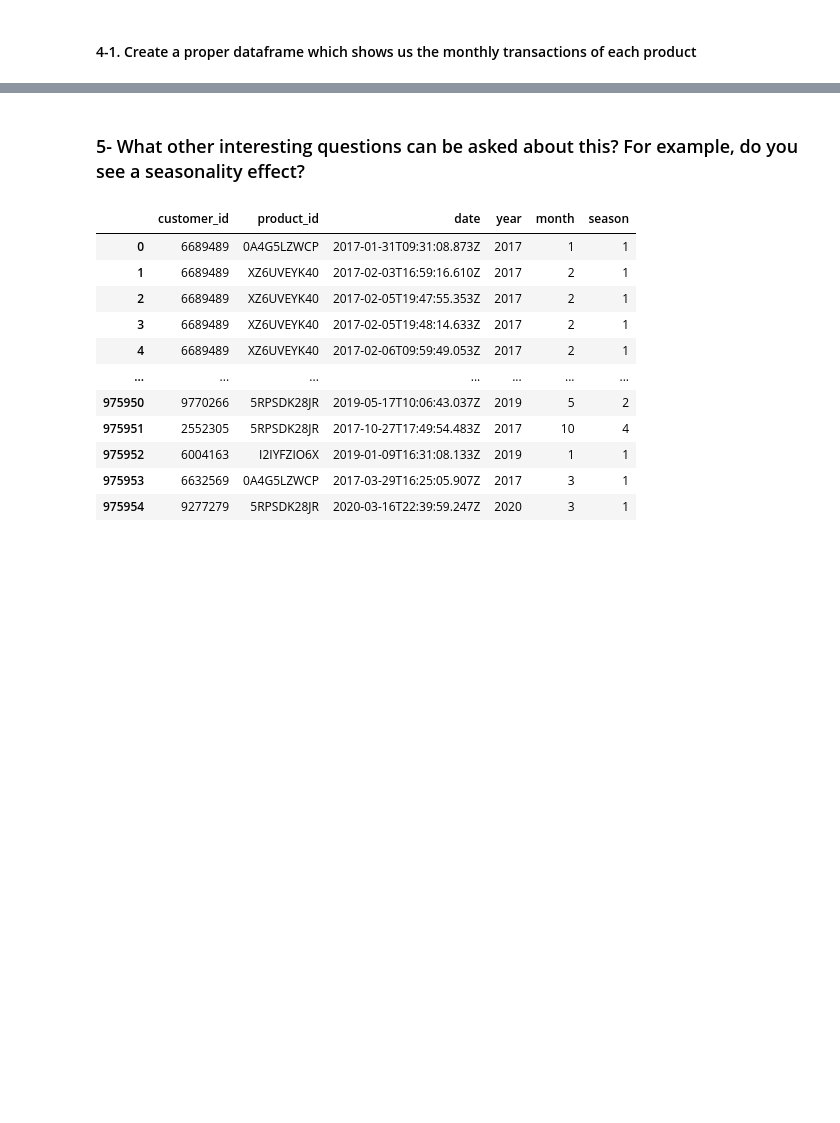
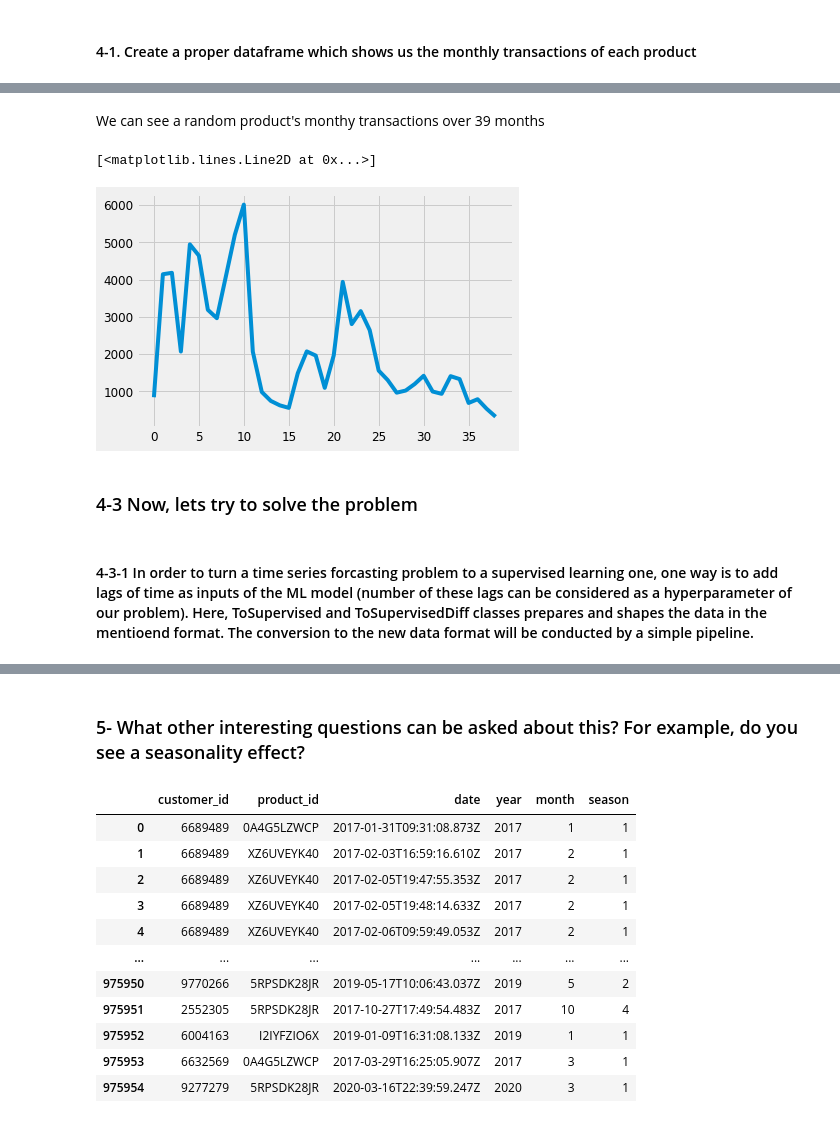
Before and after one commit to halikhani/customer_transactions_history, a Jupyter notebook: DataProcessing.ipynb, the cells around one changed output, grey strips where cells are left out. Cells and saved outputs as stored; diff of their text form; code cells hidden in the pictures; blank space fills up the shorter version.

```diff
--- a/DataProcessing.ipynb
+++ b/DataProcessing.ipynb
@@ -126,0 +158,8 @@ plt.plot(monthly_trans.iloc[0])
+# %%
+monthly_trans['id'] = monthly_trans.index%50
+monthly_trans['id'] = monthly_trans['id'] + 1
+monthly_trans['month'] = monthly_trans['month'] - 1
+product_id_mapping_dict = monthly_trans[['product_id', 'id']].to_dict('records')
+monthly_trans = monthly_trans[['id', 'month', 'sales']]
+monthly_trans = monthly_trans.astype('int')
+monthly_trans
@@ -126,0 +180,11 @@ plt.plot(monthly_trans.iloc[0])
+# %% [markdown]
+We can see a random product's monthy transactions over 39 months
+# %%
+x = monthly_trans[monthly_trans['id'] == 1]['month']
+y = monthly_trans[monthly_trans['id'] == 1]['sales']
+plt.plot(x, y)
+# %% [output]
+[<matplotlib.lines.Line2D at 0x...>]
+[figure, added]
+# %% [markdown]
+### 4-3 Now, lets try to solve the problem
@@ -126,0 +197,2 @@ plt.plot(monthly_trans.iloc[0])
+# %% [markdown]
+#### 4-3-1 In order to turn a time series forcasting problem to a supervised learning one, one way is to add lags of time as inputs of the ML model (number of these lags can be considered as a hyperparameter of our problem). Here, ToSupervised and ToSupervisedDiff classes prepares and shapes the data in the mentioend format. The conversion to the new data format will be conducted by a simple pipeline.
```
Also changed, not shown: parts of 39 cells of this notebook.
